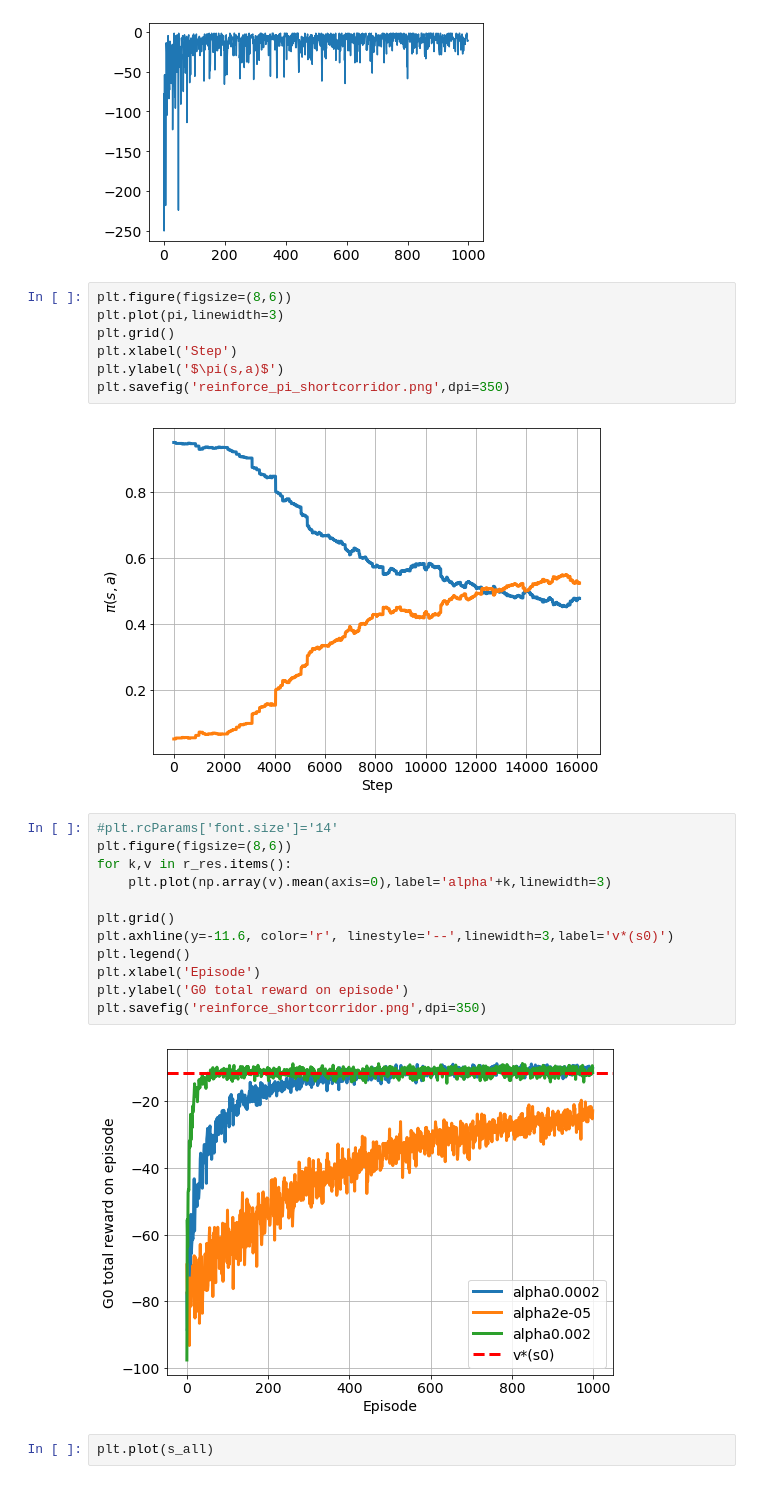
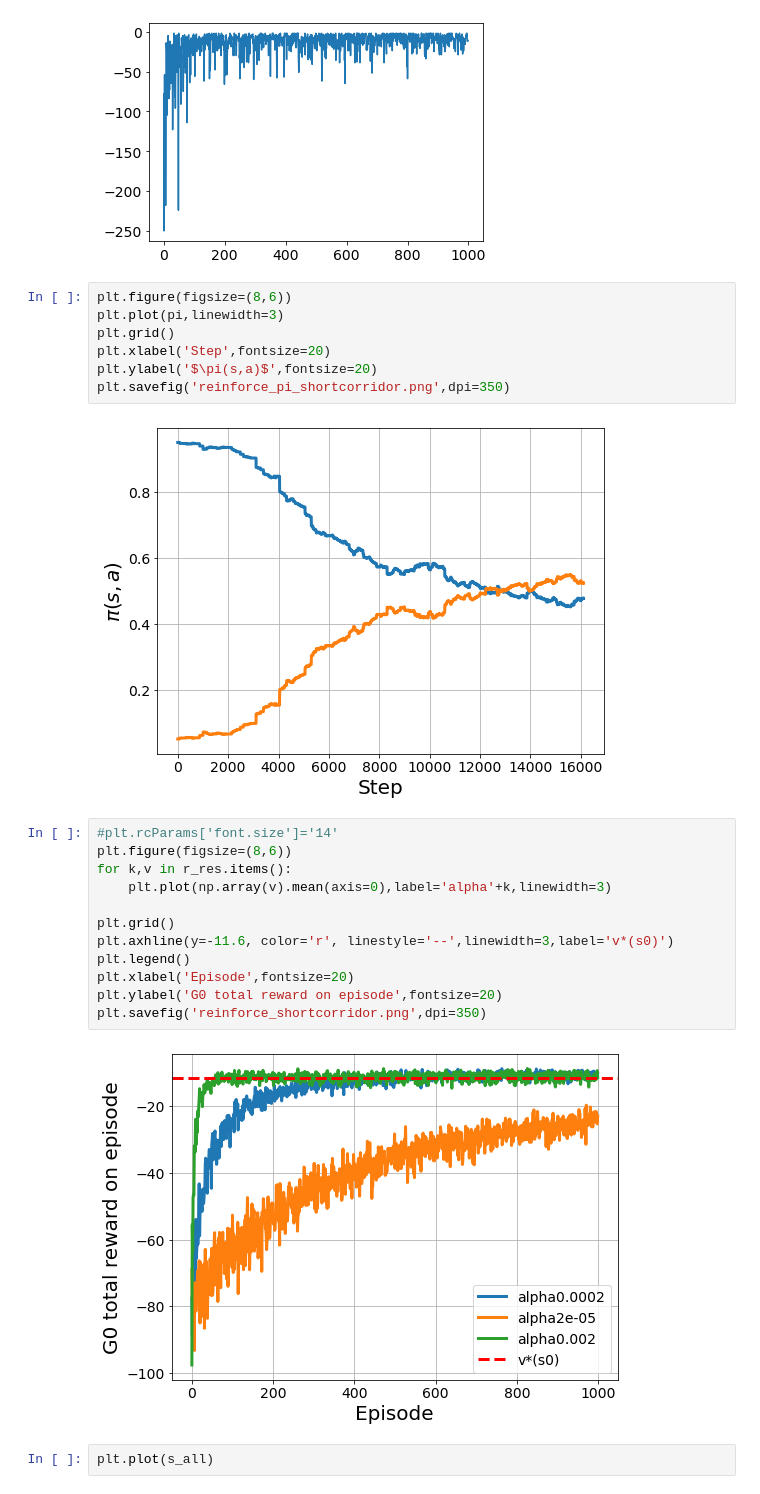
Before and after one commit to ha5ha6/judy_blog, a Jupyter notebook: _notebooks/short_corridor.ipynb, the cells around one changed output. Cells and saved outputs as stored; diff of their text form.

```diff
--- a/_notebooks/short_corridor.ipynb
+++ b/_notebooks/short_corridor.ipynb
@@ -165,25 +165,25 @@ for lr in lr_all:
 plt.figure(figsize=(8,6))
 plt.plot(pi,linewidth=3)
 plt.grid()
-plt.xlabel('Step')
-plt.ylabel('$\pi(s,a)$')
+plt.xlabel('Step',fontsize=20)
+plt.ylabel('$\pi(s,a)$',fontsize=20)
 plt.savefig('reinforce_pi_shortcorridor.png',dpi=350)
 # %% [output]
-[figure, old version]
+[figure, new version]
 # %%
 #plt.rcParams['font.size']='14'
 plt.figure(figsize=(8,6))
 for k,v in r_res.items():
     plt.plot(np.array(v).mean(axis=0),label='alpha'+k,linewidth=3)
 
 plt.grid()
 plt.axhline(y=-11.6, color='r', linestyle='--',linewidth=3,label='v*(s0)')
 plt.legend()
-plt.xlabel('Episode')
-plt.ylabel('G0 total reward on episode')
+plt.xlabel('Episode',fontsize=20)
+plt.ylabel('G0 total reward on episode',fontsize=20)
 plt.savefig('reinforce_shortcorridor.png',dpi=350)
 # %% [output]
-[figure, old version]
+[figure, new version]
 # %%
 plt.plot(s_all)
 # %% [output]
```
Also changed, not shown: 4 other files.
